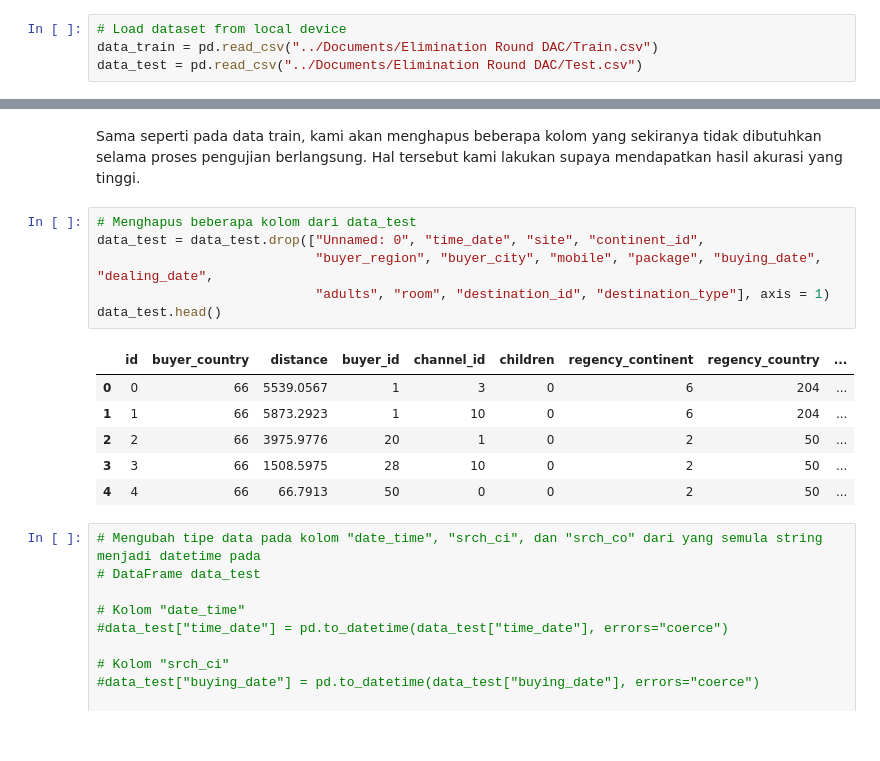
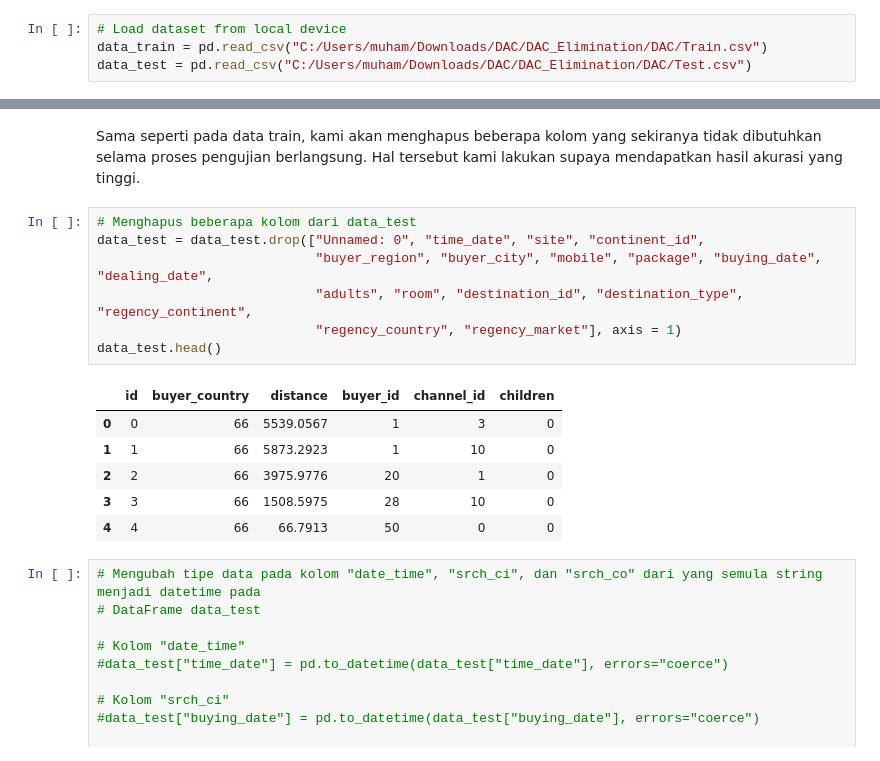
Before and after one commit to redetrer24/PenyisihanLombaPRSITS2021, a Jupyter notebook: Lomba PRS ITS 2021.ipynb, the cells around one changed output, grey strips where cells are left out. Drawn from its saved outputs; the diff is of its cells as text.

```diff
--- a/Lomba PRS ITS 2021.ipynb
+++ b/Lomba PRS ITS 2021.ipynb
@@ -8,8 +8,8 @@ import seaborn as sns
 from sklearn.metrics import confusion_matrix, classification_report
 # %%
 # Load dataset from local device
-data_train = pd.read_csv("../Documents/Elimination Round DAC/Train.csv")
-data_test = pd.read_csv("../Documents/Elimination Round DAC/Test.csv")
+data_train = pd.read_csv("C:/Users/muham/Downloads/DAC/DAC_Elimination/DAC/Train.csv")
+data_test = pd.read_csv("C:/Users/muham/Downloads/DAC/DAC_Elimination/DAC/Test.csv")
 # %%
 data_train.head()
 # %% [output]
@@ -229,16 +227,17 @@ Sama seperti pada data train, kami akan menghapus beberapa kolom yang sekiranya
 # %%
 # Menghapus beberapa kolom dari data_test
 data_test = data_test.drop(["Unnamed: 0", "time_date", "site", "continent_id",
                             "buyer_region", "buyer_city", "mobile", "package", "buying_date", "dealing_date",
-                            "adults", "room", "destination_id", "destination_type"], axis = 1)
+                            "adults", "room", "destination_id", "destination_type", "regency_continent",
+                            "regency_country", "regency_market"], axis = 1)
 data_test.head()
 # %% [output]
-|  | id | buyer_country | distance | buyer_id | channel_id | children | regency_continent | regency_country | ... |
-| 0 | 0 | 66 | 5539.0567 | 1 | 3 | 0 | 6 | 204 | ... |
-| 1 | 1 | 66 | 5873.2923 | 1 | 10 | 0 | 6 | 204 | ... |
-| 2 | 2 | 66 | 3975.9776 | 20 | 1 | 0 | 2 | 50 | ... |
-| 3 | 3 | 66 | 1508.5975 | 28 | 10 | 0 | 2 | 50 | ... |
-| 4 | 4 | 66 | 66.7913 | 50 | 0 | 0 | 2 | 50 | ... |
+|  | id | buyer_country | distance | buyer_id | channel_id | children |
+| 0 | 0 | 66 | 5539.0567 | 1 | 3 | 0 |
+| 1 | 1 | 66 | 5873.2923 | 1 | 10 | 0 |
+| 2 | 2 | 66 | 3975.9776 | 20 | 1 | 0 |
+| 3 | 3 | 66 | 1508.5975 | 28 | 10 | 0 |
+| 4 | 4 | 66 | 66.7913 | 50 | 0 | 0 |
 # %%
 # Mengubah tipe data pada kolom "date_time", "srch_ci", dan "srch_co" dari yang semula string menjadi datetime pada
 # DataFrame data_test
```
Also changed, not shown: parts of 27 cells of this notebook.
